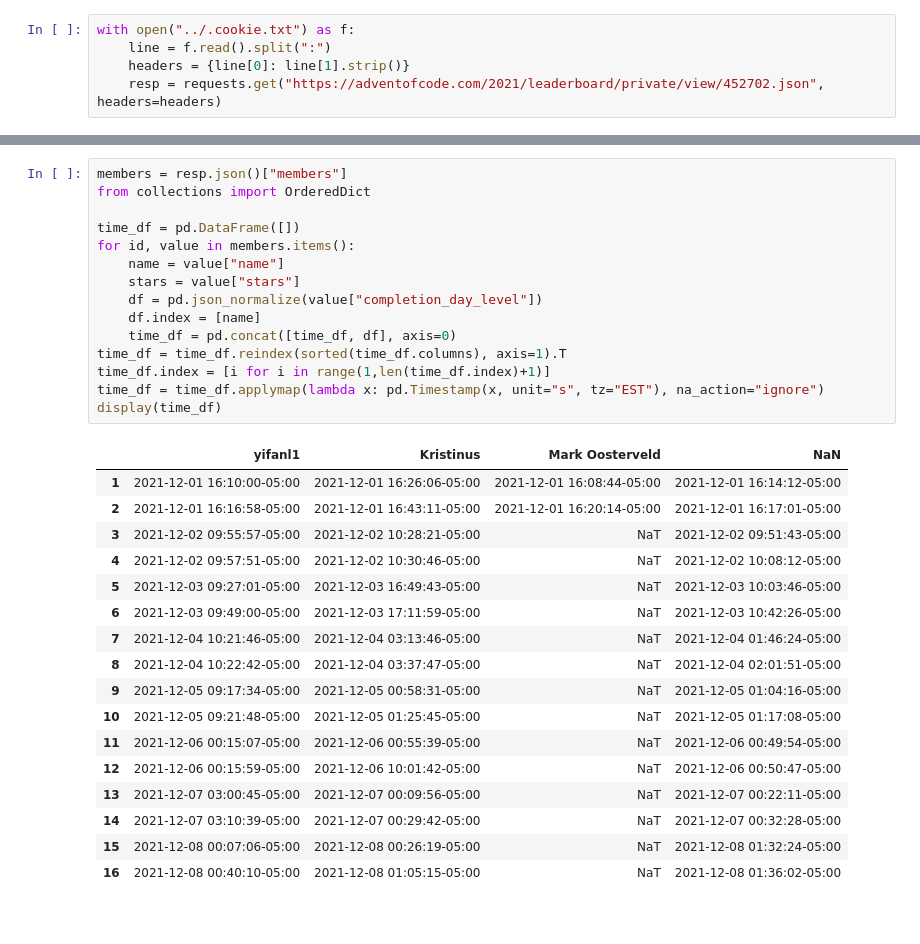
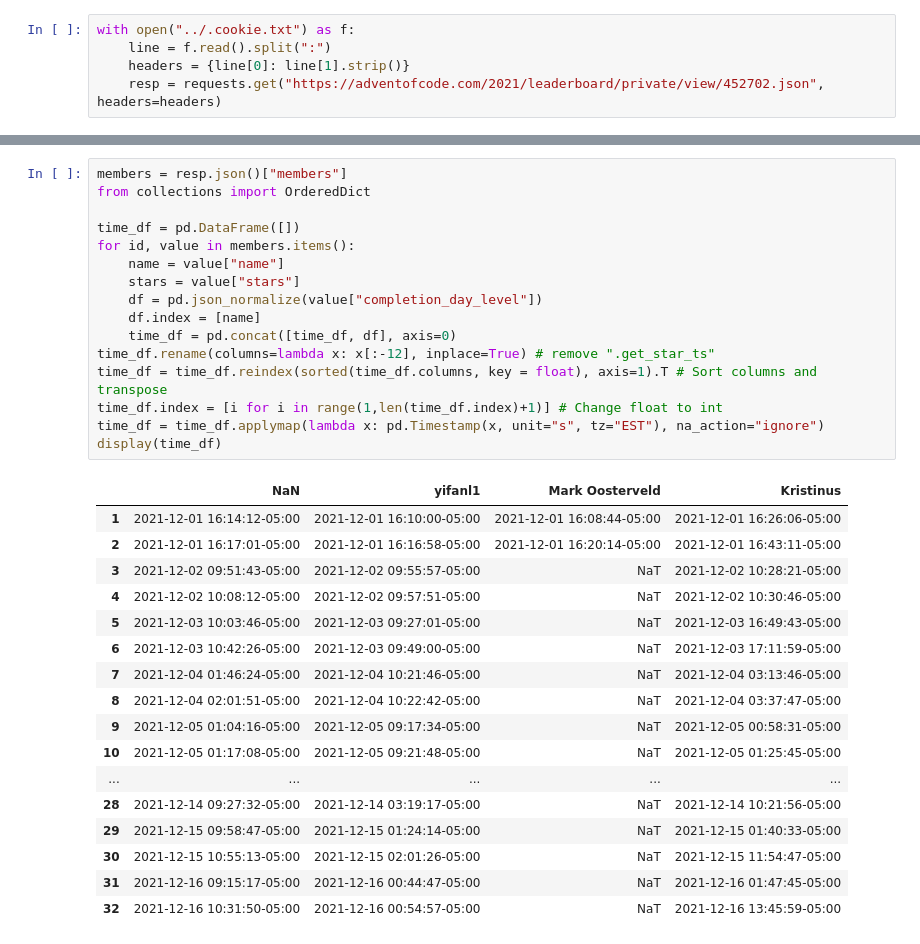
Before and after one commit to Kristinus/adventOfCodeChallenge, a Jupyter notebook: adventOfCode/Leaderboard_data.ipynb, the cells around one changed output, grey strips where cells are left out. Cells and saved outputs as stored; diff of their text form.

```diff
--- a/adventOfCode/Leaderboard_data.ipynb
+++ b/adventOfCode/Leaderboard_data.ipynb
@@ -51,36 +36,37 @@ pprint.pprint(resp.json()["members"])
-# %%
-members = resp.json()["members"]
-from collections import OrderedDict
-
-time_df = pd.DataFrame([])
-for id, value in members.items():
-    name = value["name"]
-    stars = value["stars"]
-    df = pd.json_normalize(value["completion_day_level"])
-    df.index = [name]
-    time_df = pd.concat([time_df, df], axis=0)
-time_df = time_df.reindex(sorted(time_df.columns), axis=1).T
-time_df.index = [i for i in range(1,len(time_df.index)+1)]
-time_df = time_df.applymap(lambda x: pd.Timestamp(x, unit="s", tz="EST"), na_action="ignore")
-display(time_df)
-# %% [output]
-|  | yifanl1 | Kristinus | Mark Oosterveld | NaN |
-| 1 | 2021-12-01 16:10:00-05:00 | 2021-12-01 16:26:06-05:00 | 2021-12-01 16:08:44-05:00 | 2021-12-01 16:14:12-05:00 |
-| 2 | 2021-12-01 16:16:58-05:00 | 2021-12-01 16:43:11-05:00 | 2021-12-01 16:20:14-05:00 | 2021-12-01 16:17:01-05:00 |
-| 3 | 2021-12-02 09:55:57-05:00 | 2021-12-02 10:28:21-05:00 | NaT | 2021-12-02 09:51:43-05:00 |
-| 4 | 2021-12-02 09:57:51-05:00 | 2021-12-02 10:30:46-05:00 | NaT | 2021-12-02 10:08:12-05:00 |
-| 5 | 2021-12-03 09:27:01-05:00 | 2021-12-03 16:49:43-05:00 | NaT | 2021-12-03 10:03:46-05:00 |
-| 6 | 2021-12-03 09:49:00-05:00 | 2021-12-03 17:11:59-05:00 | NaT | 2021-12-03 10:42:26-05:00 |
-| 7 | 2021-12-04 10:21:46-05:00 | 2021-12-04 03:13:46-05:00 | NaT | 2021-12-04 01:46:24-05:00 |
-| 8 | 2021-12-04 10:22:42-05:00 | 2021-12-04 03:37:47-05:00 | NaT | 2021-12-04 02:01:51-05:00 |
-| 9 | 2021-12-05 09:17:34-05:00 | 2021-12-05 00:58:31-05:00 | NaT | 2021-12-05 01:04:16-05:00 |
-| 10 | 2021-12-05 09:21:48-05:00 | 2021-12-05 01:25:45-05:00 | NaT | 2021-12-05 01:17:08-05:00 |
-| 11 | 2021-12-06 00:15:07-05:00 | 2021-12-06 00:55:39-05:00 | NaT | 2021-12-06 00:49:54-05:00 |
-| 12 | 2021-12-06 00:15:59-05:00 | 2021-12-06 10:01:42-05:00 | NaT | 2021-12-06 00:50:47-05:00 |
-| 13 | 2021-12-07 03:00:45-05:00 | 2021-12-07 00:09:56-05:00 | NaT | 2021-12-07 00:22:11-05:00 |
-| 14 | 2021-12-07 03:10:39-05:00 | 2021-12-07 00:29:42-05:00 | NaT | 2021-12-07 00:32:28-05:00 |
-| 15 | 2021-12-08 00:07:06-05:00 | 2021-12-08 00:26:19-05:00 | NaT | 2021-12-08 01:32:24-05:00 |
-| 16 | 2021-12-08 00:40:10-05:00 | 2021-12-08 01:05:15-05:00 | NaT | 2021-12-08 01:36:02-05:00 |
+# %%
+members = resp.json()["members"]
+from collections import OrderedDict
+
+time_df = pd.DataFrame([])
+for id, value in members.items():
+    name = value["name"]
+    stars = value["stars"]
+    df = pd.json_normalize(value["completion_day_level"])
+    df.index = [name]
+    time_df = pd.concat([time_df, df], axis=0)
+time_df.rename(columns=lambda x: x[:-12], inplace=True) # remove ".get_star_ts"
+time_df = time_df.reindex(sorted(time_df.columns, key = float), axis=1).T # Sort columns and transpose
+time_df.index = [i for i in range(1,len(time_df.index)+1)] # Change float to int
+time_df = time_df.applymap(lambda x: pd.Timestamp(x, unit="s", tz="EST"), na_action="ignore")
+display(time_df)
+# %% [output]
+|  | NaN | yifanl1 | Mark Oosterveld | Kristinus |
+| 1 | 2021-12-01 16:14:12-05:00 | 2021-12-01 16:10:00-05:00 | 2021-12-01 16:08:44-05:00 | 2021-12-01 16:26:06-05:00 |
+| 2 | 2021-12-01 16:17:01-05:00 | 2021-12-01 16:16:58-05:00 | 2021-12-01 16:20:14-05:00 | 2021-12-01 16:43:11-05:00 |
+| 3 | 2021-12-02 09:51:43-05:00 | 2021-12-02 09:55:57-05:00 | NaT | 2021-12-02 10:28:21-05:00 |
+| 4 | 2021-12-02 10:08:12-05:00 | 2021-12-02 09:57:51-05:00 | NaT | 2021-12-02 10:30:46-05:00 |
+| 5 | 2021-12-03 10:03:46-05:00 | 2021-12-03 09:27:01-05:00 | NaT | 2021-12-03 16:49:43-05:00 |
+| 6 | 2021-12-03 10:42:26-05:00 | 2021-12-03 09:49:00-05:00 | NaT | 2021-12-03 17:11:59-05:00 |
+| 7 | 2021-12-04 01:46:24-05:00 | 2021-12-04 10:21:46-05:00 | NaT | 2021-12-04 03:13:46-05:00 |
+| 8 | 2021-12-04 02:01:51-05:00 | 2021-12-04 10:22:42-05:00 | NaT | 2021-12-04 03:37:47-05:00 |
+| 9 | 2021-12-05 01:04:16-05:00 | 2021-12-05 09:17:34-05:00 | NaT | 2021-12-05 00:58:31-05:00 |
+| 10 | 2021-12-05 01:17:08-05:00 | 2021-12-05 09:21:48-05:00 | NaT | 2021-12-05 01:25:45-05:00 |
+| ... | ... | ... | ... | ... |
+| 28 | 2021-12-14 09:27:32-05:00 | 2021-12-14 03:19:17-05:00 | NaT | 2021-12-14 10:21:56-05:00 |
+| 29 | 2021-12-15 09:58:47-05:00 | 2021-12-15 01:24:14-05:00 | NaT | 2021-12-15 01:40:33-05:00 |
+| 30 | 2021-12-15 10:55:13-05:00 | 2021-12-15 02:01:26-05:00 | NaT | 2021-12-15 11:54:47-05:00 |
+| 31 | 2021-12-16 09:15:17-05:00 | 2021-12-16 00:44:47-05:00 | NaT | 2021-12-16 01:47:45-05:00 |
+| 32 | 2021-12-16 10:31:50-05:00 | 2021-12-16 00:54:57-05:00 | NaT | 2021-12-16 13:45:59-05:00 |
 # %%
 import matplotlib.pyplot as plt
 plt.figure()
```
Also changed, not shown: parts of 5 cells of this notebook, 4 other files.
